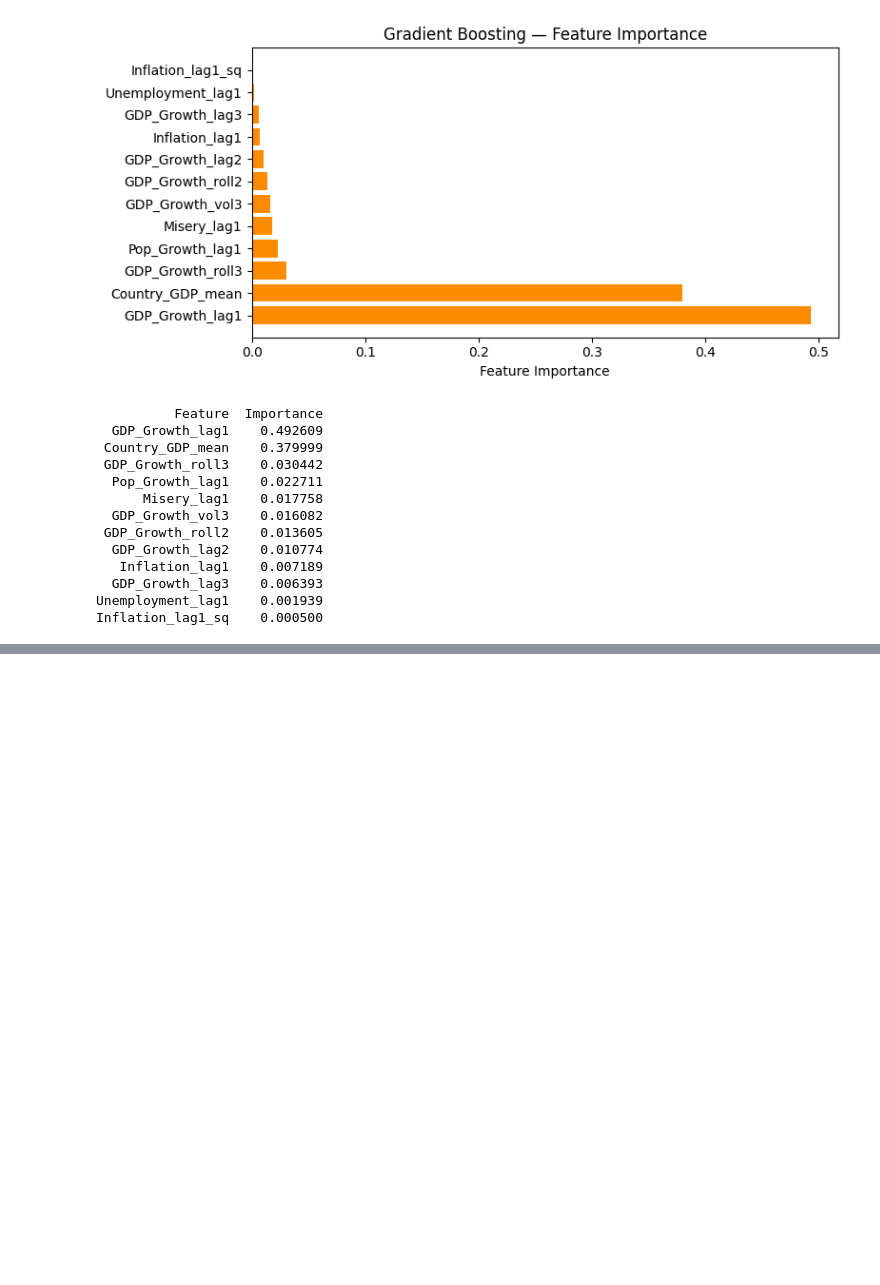
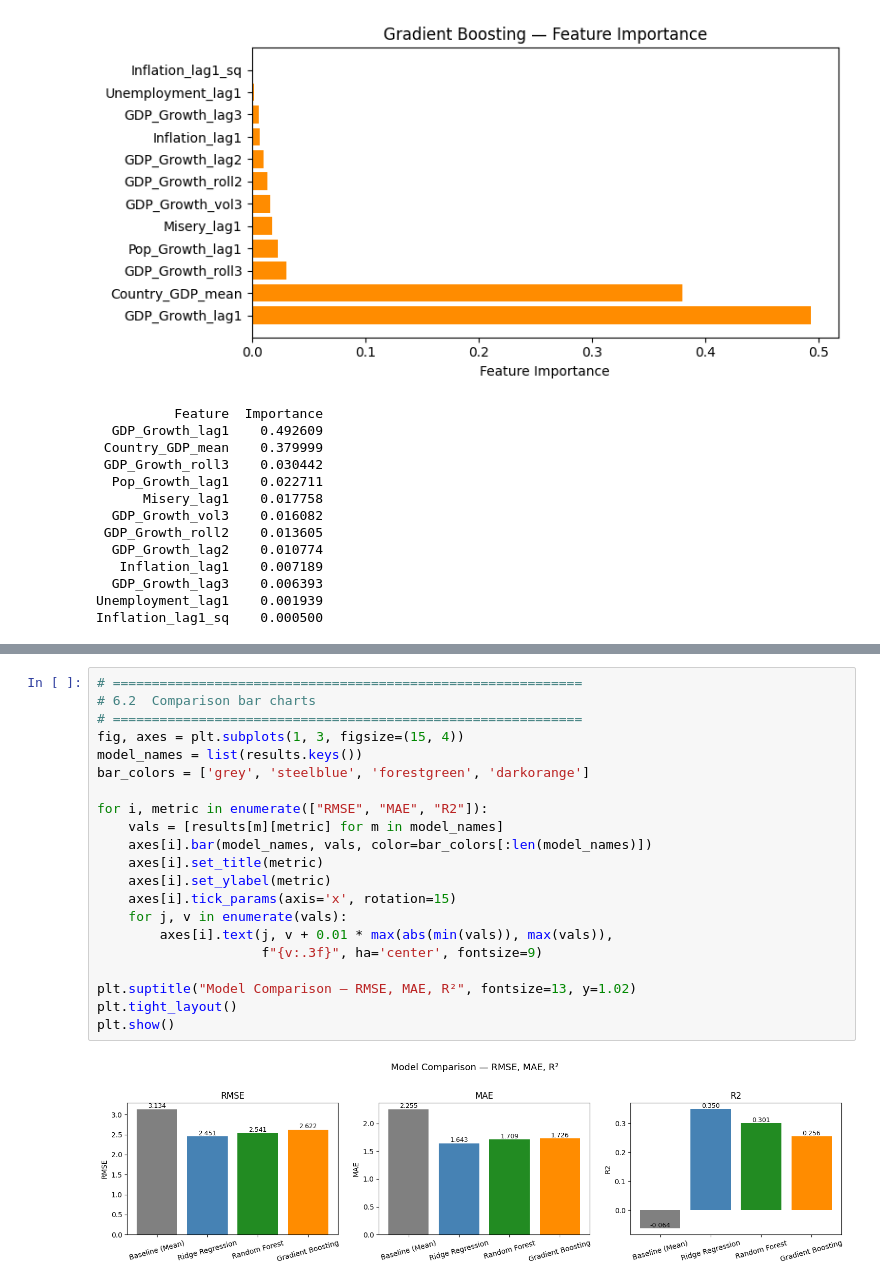
Before and after one commit to wasaldev/24077342-Data-Science-Machine-Learning-GDP-Growth-Prediction, a Jupyter notebook: 24077342_Data_Science_Project.ipynb, the cells around one changed output, grey strips where cells are left out. Cells and saved outputs as stored; diff of their text form; blank space fills up the shorter version.

Commit message:
24077342 | Model evaluation and results comparison

```diff
--- a/24077342_Data_Science_Project.ipynb
+++ b/24077342_Data_Science_Project.ipynb
@@ -932,0 +960,23 @@ Inflation_lag1_sq    0.000500
+# %%
+# ============================================================
+# 6.2  Comparison bar charts
+# ============================================================
+fig, axes = plt.subplots(1, 3, figsize=(15, 4))
+model_names = list(results.keys())
+bar_colors = ['grey', 'steelblue', 'forestgreen', 'darkorange']
+
+for i, metric in enumerate(["RMSE", "MAE", "R2"]):
+    vals = [results[m][metric] for m in model_names]
+    axes[i].bar(model_names, vals, color=bar_colors[:len(model_names)])
+    axes[i].set_title(metric)
+    axes[i].set_ylabel(metric)
+    axes[i].tick_params(axis='x', rotation=15)
+    for j, v in enumerate(vals):
+        axes[i].text(j, v + 0.01 * max(abs(min(vals)), max(vals)),
+                     f"{v:.3f}", ha='center', fontsize=9)
+
+plt.suptitle("Model Comparison — RMSE, MAE, R²", fontsize=13, y=1.02)
+plt.tight_layout()
+plt.show()
+# %% [output]
+[figure, added]
```
Also changed, not shown: parts of 3 cells of this notebook.
